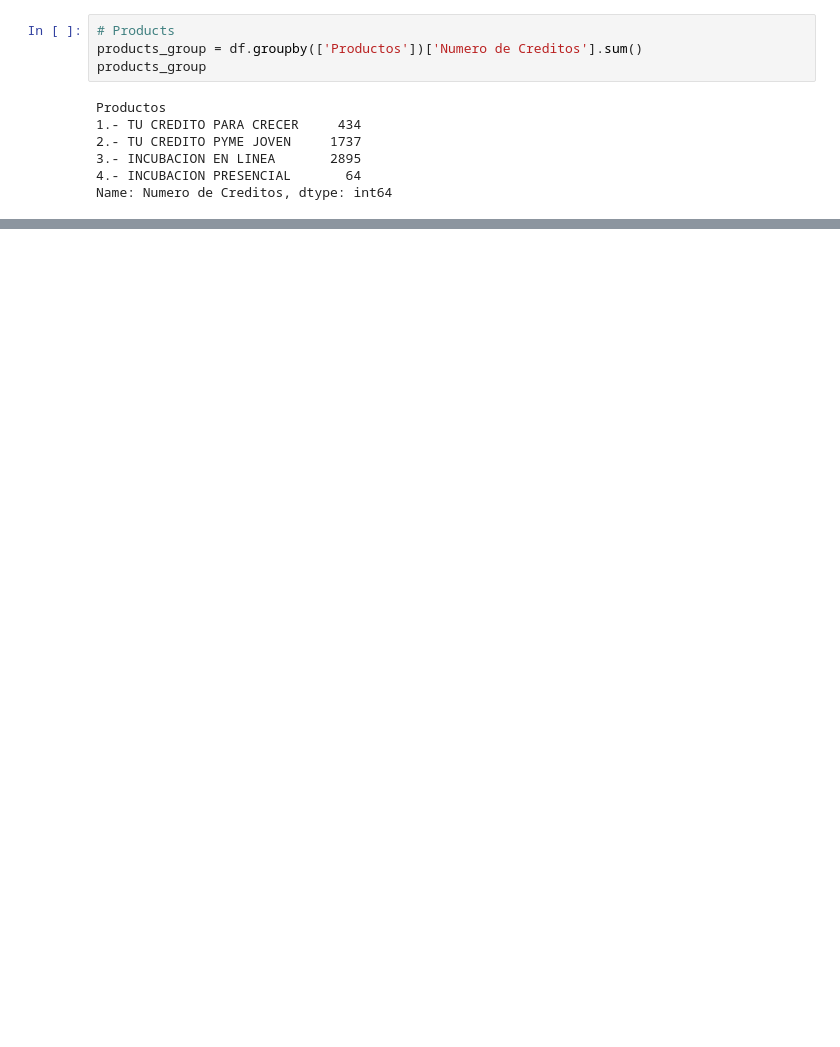
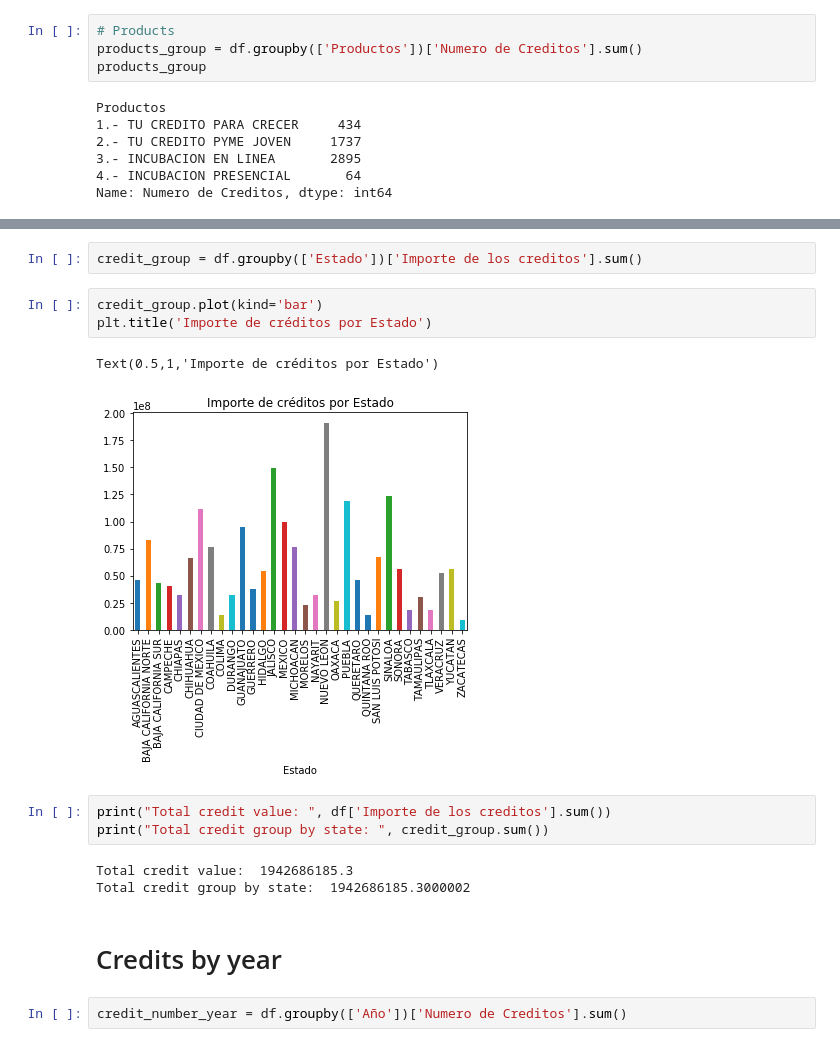
Before and after one commit to LessIsMorePy/CreditoJovenNafin, a Jupyter notebook: statistics.ipynb, the cells around one changed output, grey strips where cells are left out. Saved outputs shown, nothing was run; the diff lists cells and outputs as text; blank space fills up the shorter version.

```diff
--- a/statistics.ipynb
+++ b/statistics.ipynb
@@ -170,0 +110,18 @@ Name: letter, dtype: object
+# %%
+credit_group = df.groupby(['Estado'])['Importe de los creditos'].sum()
+# %%
+credit_group.plot(kind='bar')
+plt.title('Importe de créditos por Estado')
+# %% [output]
+Text(0.5,1,'Importe de créditos por Estado')
+[figure, added]
+# %%
+print("Total credit value: ", df['Importe de los creditos'].sum())
+print("Total credit group by state: ", credit_group.sum())
+# %% [output]
+Total credit value:  1942686185.3
+Total credit group by state:  1942686185.3000002
+# %% [markdown]
+# Credits by year
+# %%
+credit_number_year = df.groupby(['Año'])['Numero de Creditos'].sum()
```
Also changed, not shown: parts of 50 cells of this notebook.
